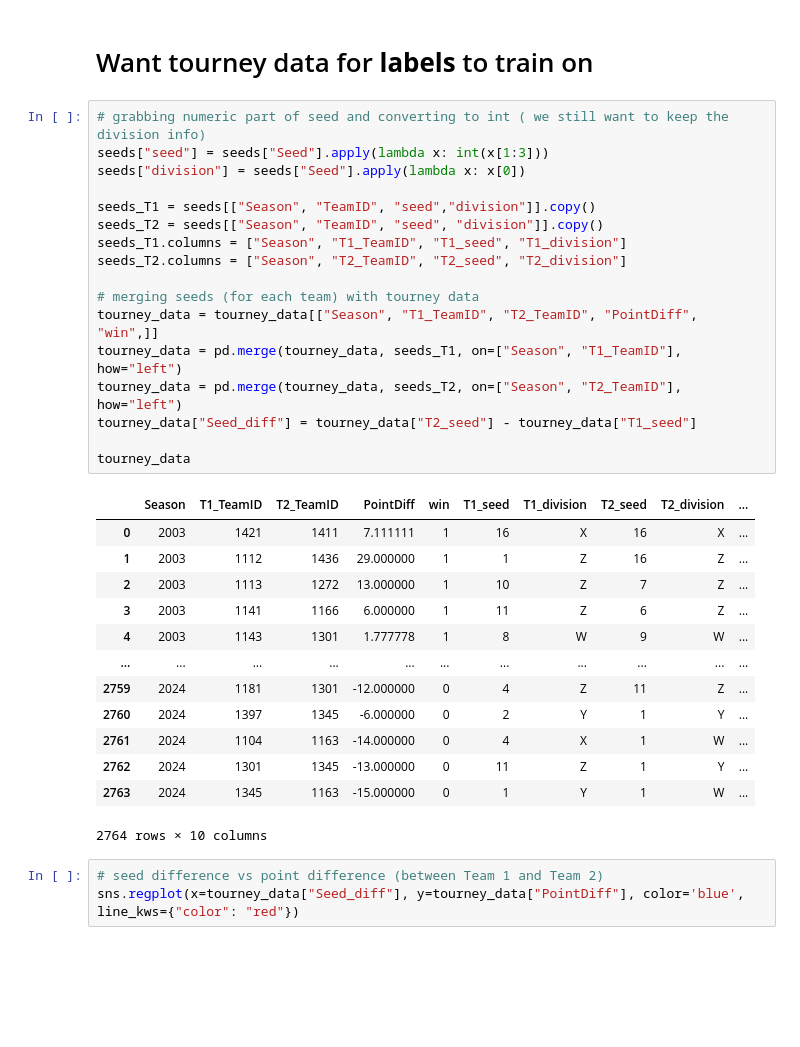
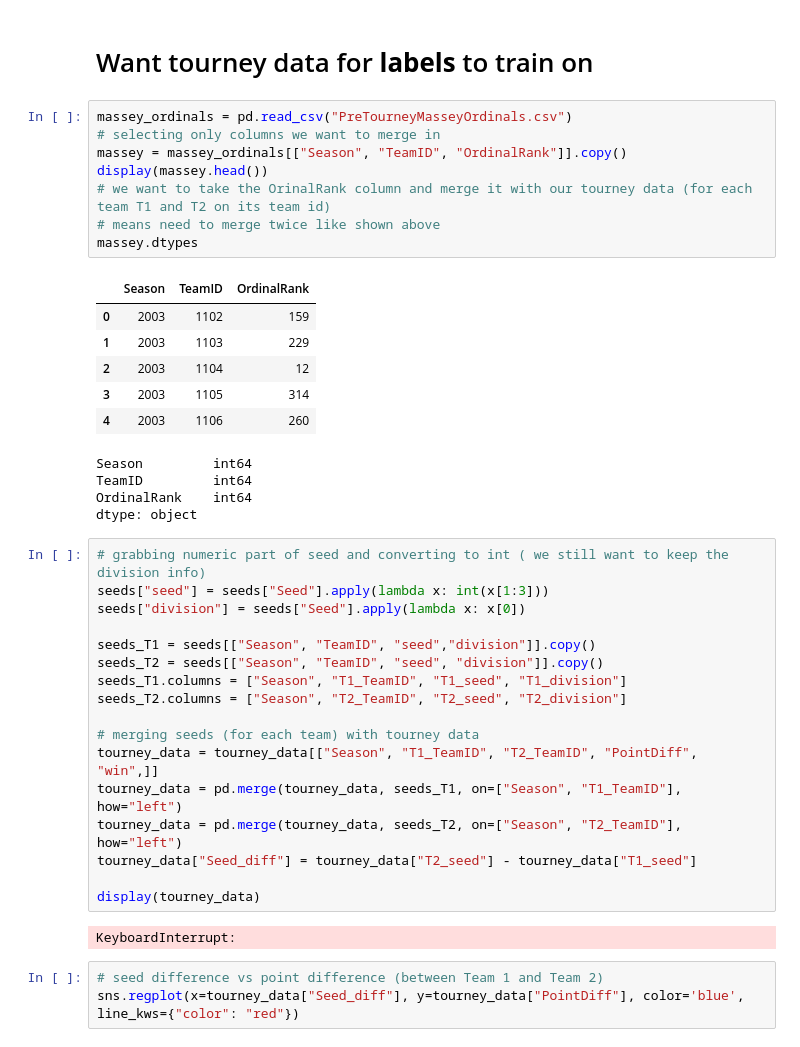
Before and after one commit to ecw70574/data_mining_course_project, a Jupyter notebook: TestingMerge.ipynb, the cells around one changed output. Drawn from its saved outputs; the diff is of its cells as text; blank space fills up the shorter version.

```diff
--- a/TestingMerge.ipynb
+++ b/TestingMerge.ipynb
@@ -176,6 +179,25 @@ display(regular_data.head())
 5 rows × 35 columns
 # %% [markdown]
 # Want tourney data for **labels** to train on
+# %%
+massey_ordinals = pd.read_csv("PreTourneyMasseyOrdinals.csv")
+# selecting only columns we want to merge in
+massey = massey_ordinals[["Season", "TeamID", "OrdinalRank"]].copy()
+display(massey.head())
+# we want to take the OrinalRank column and merge it with our tourney data (for each team T1 and T2 on its team id)
+# means need to merge twice like shown above
+massey.dtypes
+# %% [output]
+|  | Season | TeamID | OrdinalRank |
+| 0 | 2003 | 1102 | 159 |
+| 1 | 2003 | 1103 | 229 |
+| 2 | 2003 | 1104 | 12 |
+| 3 | 2003 | 1105 | 314 |
+| 4 | 2003 | 1106 | 260 |
+Season         int64
+TeamID         int64
+OrdinalRank    int64
+dtype: object
 # %%
 # grabbing numeric part of seed and converting to int ( we still want to keep the division info)
 seeds["seed"] = seeds["Seed"].apply(lambda x: int(x[1:3]))
@@ -192,21 +214,9 @@ tourney_data = pd.merge(tourney_data, seeds_T1, on=["Season", "T1_TeamID"], how=
 tourney_data = pd.merge(tourney_data, seeds_T2, on=["Season", "T2_TeamID"], how="left")
 tourney_data["Seed_diff"] = tourney_data["T2_seed"] - tourney_data["T1_seed"]
 
-tourney_data
+display(tourney_data)
 # %% [output]
-|  | Season | T1_TeamID | T2_TeamID | PointDiff | win | T1_seed | T1_division | T2_seed | T2_division | ... |
-| 0 | 2003 | 1421 | 1411 | 7.111111 | 1 | 16 | X | 16 | X | ... |
-| 1 | 2003 | 1112 | 1436 | 29.000000 | 1 | 1 | Z | 16 | Z | ... |
-| 2 | 2003 | 1113 | 1272 | 13.000000 | 1 | 10 | Z | 7 | Z | ... |
-| 3 | 2003 | 1141 | 1166 | 6.000000 | 1 | 11 | Z | 6 | Z | ... |
-| 4 | 2003 | 1143 | 1301 | 1.777778 | 1 | 8 | W | 9 | W | ... |
-| ... | ... | ... | ... | ... | ... | ... | ... | ... | ... | ... |
-| 2759 | 2024 | 1181 | 1301 | -12.000000 | 0 | 4 | Z | 11 | Z | ... |
-| 2760 | 2024 | 1397 | 1345 | -6.000000 | 0 | 2 | Y | 1 | Y | ... |
-| 2761 | 2024 | 1104 | 1163 | -14.000000 | 0 | 4 | X | 1 | W | ... |
-| 2762 | 2024 | 1301 | 1345 | -13.000000 | 0 | 11 | Z | 1 | Y | ... |
-| 2763 | 2024 | 1345 | 1163 | -15.000000 | 0 | 1 | Y | 1 | W | ... |
-2764 rows × 10 columns
+KeyboardInterrupt:
 # %%
 # seed difference vs point difference (between Team 1 and Team 2)
 sns.regplot(x=tourney_data["Seed_diff"], y=tourney_data["PointDiff"], color='blue', line_kws={"color": "red"})
```
Also changed, not shown: parts of 9 cells of this notebook.
